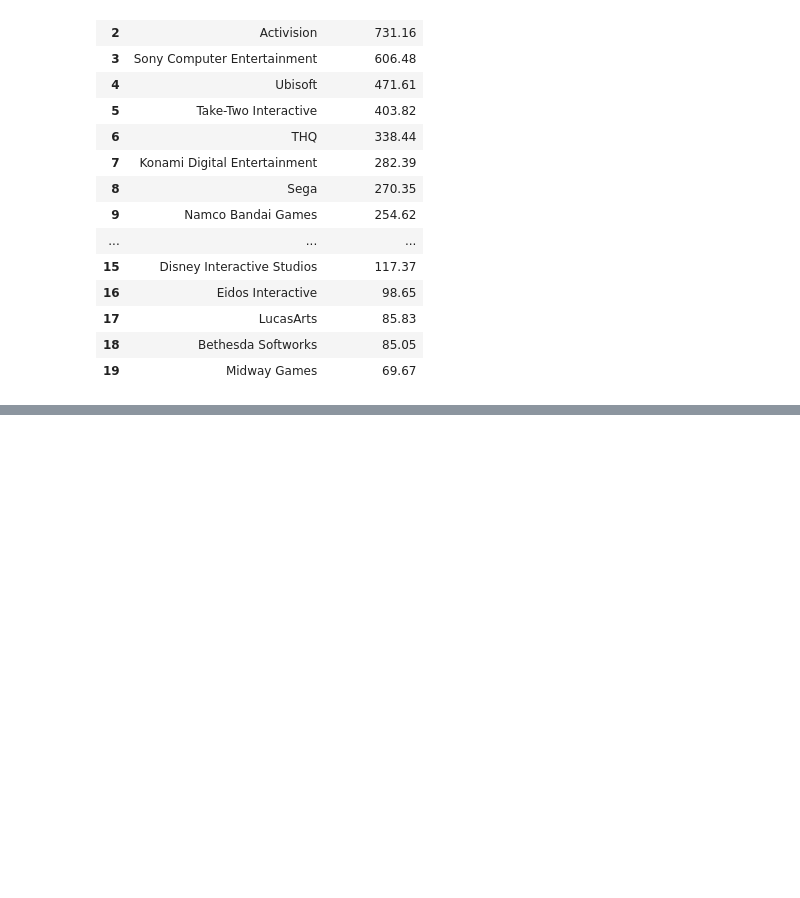
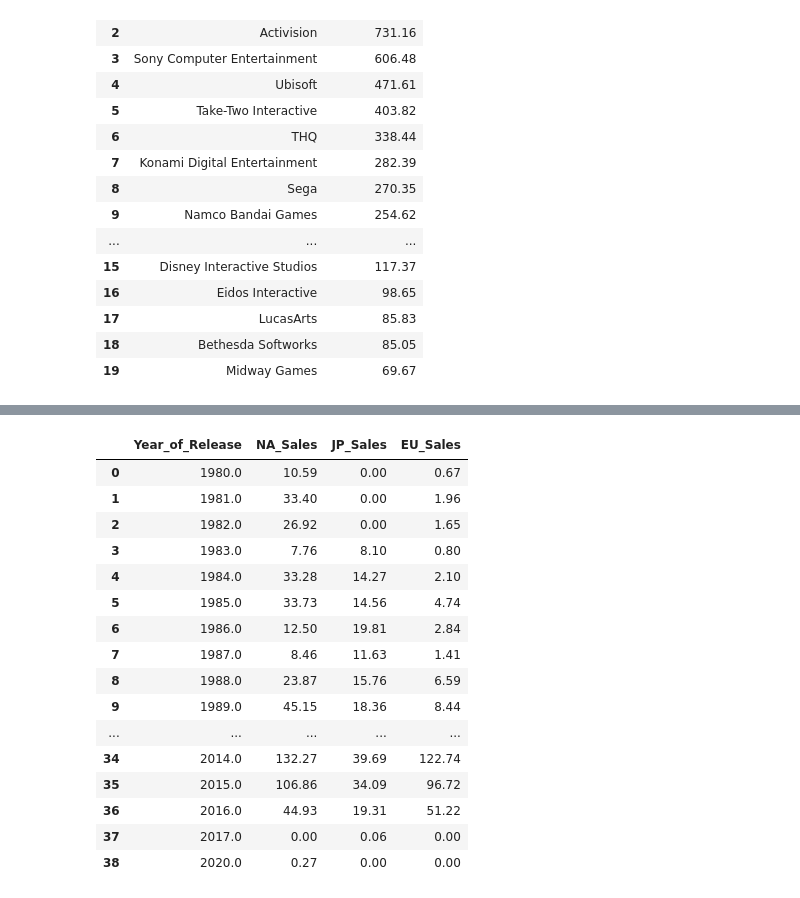
Before and after one commit to Tomoharuu/VideoGameSalesTest, a Jupyter notebook: Videogame_Sales_Analytics_Github_Version.ipynb, the cells around one changed output, grey strips where cells are left out. Cells and saved outputs as stored; diff of their text form; code cells hidden in the pictures; blank space fills up the shorter version.

```diff
--- a/Videogame_Sales_Analytics_Github_Version.ipynb
+++ b/Videogame_Sales_Analytics_Github_Version.ipynb
@@ -150,0 +152,21 @@ pizza_copia.show("png")
+# %%
+vendas_regiao = df[['NA_Sales', 'JP_Sales', 'EU_Sales', 'Year_of_Release']].groupby('Year_of_Release').sum().reset_index()
+display(vendas_regiao)
+# %% [output]
+|  | Year_of_Release | NA_Sales | JP_Sales | EU_Sales |
+| 0 | 1980.0 | 10.59 | 0.00 | 0.67 |
+| 1 | 1981.0 | 33.40 | 0.00 | 1.96 |
+| 2 | 1982.0 | 26.92 | 0.00 | 1.65 |
+| 3 | 1983.0 | 7.76 | 8.10 | 0.80 |
+| 4 | 1984.0 | 33.28 | 14.27 | 2.10 |
+| 5 | 1985.0 | 33.73 | 14.56 | 4.74 |
+| 6 | 1986.0 | 12.50 | 19.81 | 2.84 |
+| 7 | 1987.0 | 8.46 | 11.63 | 1.41 |
+| 8 | 1988.0 | 23.87 | 15.76 | 6.59 |
+| 9 | 1989.0 | 45.15 | 18.36 | 8.44 |
+| ... | ... | ... | ... | ... |
+| 34 | 2014.0 | 132.27 | 39.69 | 122.74 |
+| 35 | 2015.0 | 106.86 | 34.09 | 96.72 |
+| 36 | 2016.0 | 44.93 | 19.31 | 51.22 |
+| 37 | 2017.0 | 0.00 | 0.06 | 0.00 |
+| 38 | 2020.0 | 0.27 | 0.00 | 0.00 |
```
Also changed, not shown: parts of 12 cells of this notebook.
